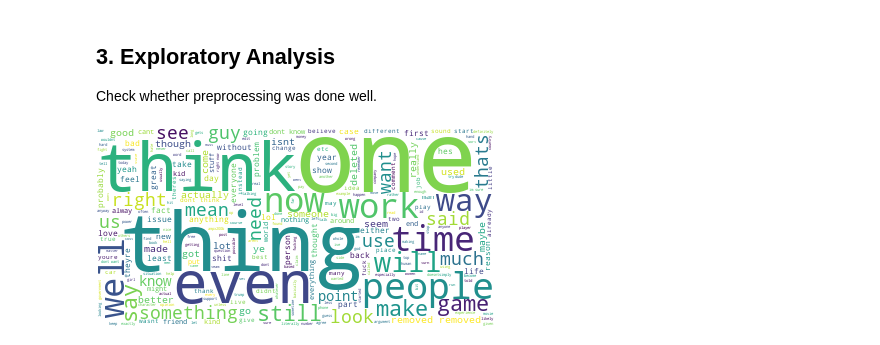
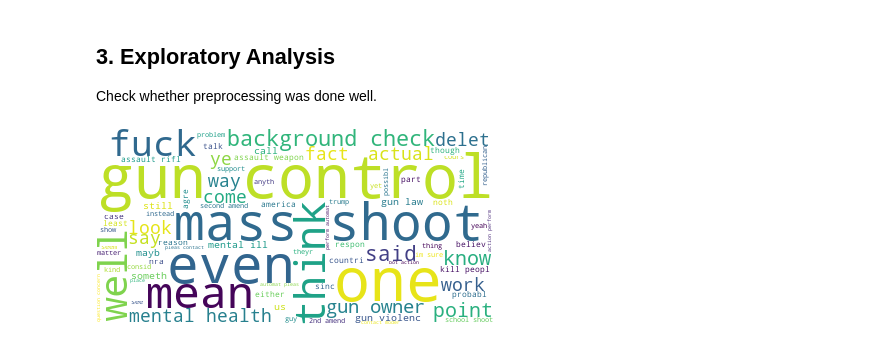
Before and after one commit to calebchiam/Cornell-Conversational-Analysis-Toolkit, a Jupyter notebook: examples/politicization/cluster_politics.ipynb, the cells around one changed output. Saved outputs shown, nothing was run; the diff lists cells and outputs as text; code cells hidden in the pictures.

```diff
--- a/examples/politicization/cluster_politics.ipynb
+++ b/examples/politicization/cluster_politics.ipynb
@@ -57,13 +55,10 @@ s.head()
 ## 2. Data Cleaning
 Now we clean the data to get rid of punctuation and upper/lower caase.
 # %%
-##WARNING: this is not working as expected. go back later.
-
 import re
 # remove lowercase and strip whitespaces
 #remove punctuation
-s["utt_text_cleaned"] = s['utt_text'].str.replace('&gt;',' ').str.replace('&lt;',' ')\
-    .str.replace('\.',' ').str.replace('\n',' ').str.replace('[^\w\s]','').str.lower().str.strip()
+s["utt_text_cleaned"] = s['utt_text'].str.replace('&gt;',' ').str.replace('&lt;',' ').str.strip().str.lower().str.replace('\.',' ').str.replace('\n',' ').str.replace('[^\w\s]','')
 # %%
 s[250:270]
 # %% [output]
@@ -95,0 +91,15 @@ s.head()
+# %%
+## use nltk to remove stop words
+from nltk.corpus import stopwords
+nltk.download('stopwords')
+stop = set(stopwords.words('english'))
+temp_stop = set()
+for i,word in enumerate(stop):
+    w = re.sub(r'[^\w\s]','',word)
+    temp_stop.add(w)
+stop = temp_stop
+
+s["utt_text_cleaned_no_stopwords"] = s["utt_text_cleaned"].apply(
+    lambda x: [item for item in nltk.word_tokenize(x) if item not in stop])
+
+s[250:270]
@@ -95,0 +127,8 @@ s.head()
+# %%
+from nltk.stem import SnowballStemmer
+stemmer = SnowballStemmer('english')
+
+s['utt_text_cleaned_no_stopwords_stemmed'] = s['utt_text_cleaned_no_stopwords'].apply(
+    lambda x: [stemmer.stem(item) for item in x])
+
+s[250:270]
@@ -95,0 +153,4 @@ s.head()
+# %%
+s['utt_text_cleaned_no_stopwords_stemmed_split'] = s['utt_text_cleaned_no_stopwords_stemmed'].apply(' '.join)
+
+s[250:270]
@@ -99,13 +178,13 @@ Check whether preprocessing was done well.
 # %%
 # Import the wordcloud library
 from wordcloud import WordCloud
 # Join the different processed titles together.
-long_string = ','.join(list(s['utt_text_cleaned'].values))
+long_string = ','.join(list(s['utt_text_cleaned_no_stopwords_stemmed_split'].values))
 # Create a WordCloud object
 wordcloud = WordCloud(background_color="white", max_words=5000, contour_width=3, contour_color='steelblue')
 # Generate a word cloud
 wordcloud.generate(long_string)
 # Visualize the word cloud
 wordcloud.to_image()
 # %% [output]
-[figure, old version]
+[figure, new version]
```
Also changed, not shown: parts of 13 cells of this notebook, 2 other files.
